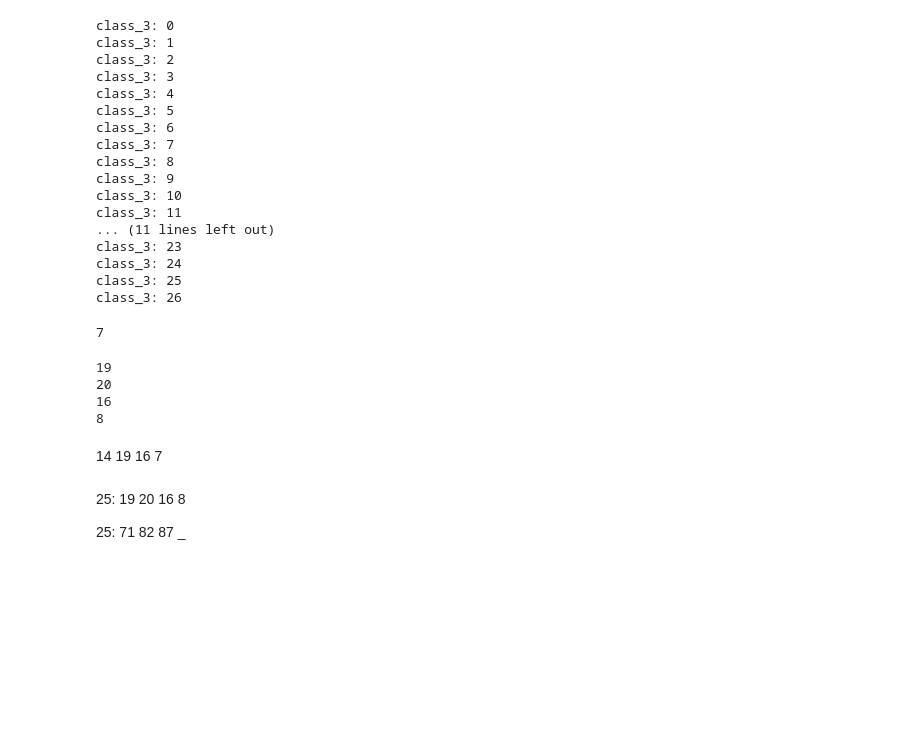
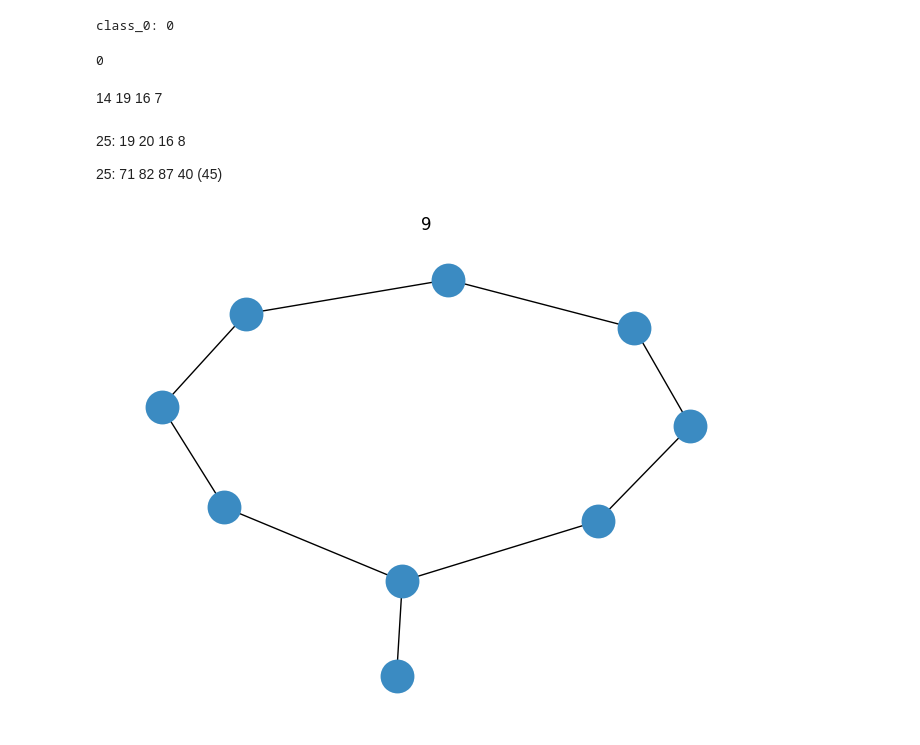
Before and after one commit to tsimiho/gmn, a Jupyter notebook: cross_mutag_test.ipynb, the cells around one changed output. Saved outputs shown, nothing was run; the diff lists cells and outputs as text; code cells hidden in the pictures; blank space fills up the shorter version.

```diff
--- a/cross_mutag_test.ipynb
+++ b/cross_mutag_test.ipynb
@@ -990,8 +1043,8 @@ def find_core_component(graph_list):
 summaries = []
 pattern_lens = []
 for cn in range(1):
-    for j in range(100):
-        c = f"class_{3}"
+    for j in range(1):
+        c = f"class_{0}"
         print(f"{c}: {j}")
         idx1 = random.sample(range(len(classes[c])), 1)[0]
         idx2 = random.sample(range(len(classes[c])), 1)[0]
@@ -1063,29 +1116,13 @@ for cn in range(1):
         # print(Counter(ts))
         summaries.append(largest_summary)
 # %% [output]
-class_3: 0
-class_3: 1
-class_3: 2
-class_3: 3
-class_3: 4
-class_3: 5
-class_3: 6
-class_3: 7
-class_3: 8
-class_3: 9
-class_3: 10
-class_3: 11
-... (11 lines left out)
-class_3: 23
-class_3: 24
-class_3: 25
-class_3: 26
+class_0: 0
 # %%
 # for g in summaries:
 #     if g:
 #         plot_graph(g, g.num_nodes)
 # %%
-print(sum([(s != None and s.num_nodes >= 24 and is_cycle(s)) for s in summaries]))
+print(sum([(s != None and s.num_nodes == 15 and is_cycle(s)) for s in summaries]))
 # %% [output]
-7
+0
 # %%
@@ -1096,13 +1133,8 @@ stars = [summaries[i] for i in range(75, 100)]
 # %%
-print(sum([((s != None) and s.num_nodes >= 23 and is_cycle(s)) for s in cycles]))
-print(sum([((s != None) and s.num_nodes >= 23 and is_complete(s)) for s in completes]))
-print(sum([((s != None) and s.num_nodes >= 23 and is_line(s)) for s in lines]))
-print(sum([((s != None) and s.num_nodes >= 23 and is_star(s)) for s in stars]))
+# print(sum([((s != None) and s.num_nodes == 25 and is_cycle(s)) for s in cycles]))
+# print(sum([((s != None) and s.num_nodes == 25 and is_complete(s)) for s in completes]))
+# print(sum([((s != None) and s.num_nodes >= 23 and is_line(s)) for s in lines]))
+# print(sum([((s != None) and s.num_nodes >= 23 and is_star(s)) for s in stars]))
-# %% [output]
-19
-20
-16
-8
 # %% [markdown]
 14
 19
@@ -1111,4 +1143,4 @@ print(sum([((s != None) and s.num_nodes >= 23 and is_star(s)) for s in stars]))
 # %% [markdown]
 25: 19 20 16 8
 
-25: 71 82 87 \_
+25: 71 82 87 40 (45)
@@ -1128,3 +1147,5 @@ for s in completes:
 # %%
-core_graph = find_core_component(unique)
+core_graph = find_core_component(summaries)
 plot_graph(core_graph, core_graph.num_nodes)
+# %% [output]
+[figure, added]
```
Also changed, not shown: parts of 20 cells of this notebook, 30 other files.
